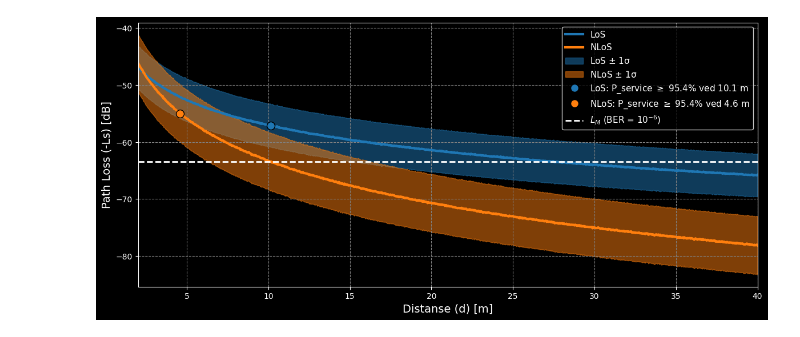
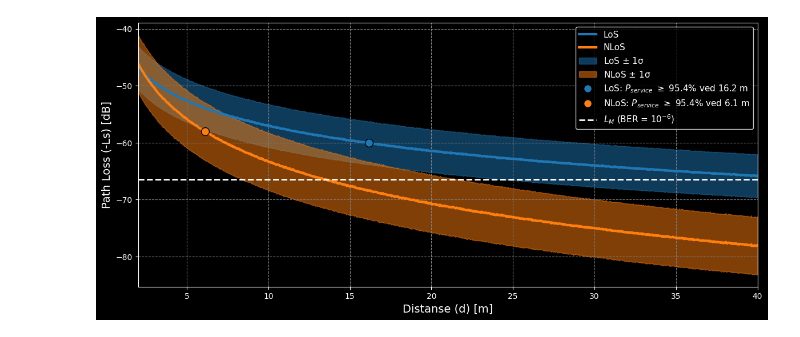
Before and after one commit to SkaugJr/TTT4145-Radiokommunikasjon, a Jupyter notebook: Prosjekt/LinkbudsjettITU_R.ipynb, the cells around one changed output. Saved outputs shown, nothing was run; the diff lists cells and outputs as text; code cells hidden in the pictures.

```diff
--- a/Prosjekt/LinkbudsjettITU_R.ipynb
+++ b/Prosjekt/LinkbudsjettITU_R.ipynb
@@ -38,7 +38,7 @@ PL_NLoS_std_fading = np.std(PL_NLoS_total, axis=0)
 
 # --- Beregn sannsynlighet for mottatt signal P_service ---
 # Gitte parametere
-EIRP, L0, N0, Gr, Rb = -37.7, 6, -166.0, -2.1, 49.0 # dBW, dB, dBW/Hz, dBi, dBHz
+EIRP, L0, N0, Gr, Rb = -37.7, 3, -166.0, -2.1, 49.0 # dBW, dB, dBW/Hz, dBi, dBHz
 BER = 1e-6
 Eb_N0 = 10 * np.log10((erfcinv(BER) ** 2) / 2)
 
@@ -49,7 +49,7 @@ LM = EIRP - L0 - N0 + Gr - Rb - Eb_N0
 P_service_LoS_fading = norm.cdf(LM, PL_LoS_mean_fading, PL_LoS_std_fading)
 P_service_NLoS_fading = norm.cdf(LM, PL_NLoS_mean_fading, PL_NLoS_std_fading)
 
-# --- Finn punktene der P_service >= 99.7 / 95.4 % for LoS og NLoS ---
+# --- Finn punktene der P_service >= 95.4 / 95.4 % for LoS og NLoS ---
 P_target_LoS, P_target_NLoS = 0.954, 0.954
 
 # For LoS
@@ -69,33 +69,33 @@ plt.style.use('dark_background')
 plt.figure(figsize=(14, 6))
 plt.grid(True)
 
 # Plot middelverdiene etter small-scale fading
 plt.plot(d, -PL_LoS_mean_fading, linewidth=3, label='LoS', color='tab:blue')
 plt.plot(d, -PL_NLoS_mean_fading, linewidth=3, label='NLoS', color='tab:orange')
 
 # Skygge rundt middelverdien (±n standardavvik for LoS og NLoS etter fading)
 n = 1  # ±n sigma
 plt.fill_between(d, -PL_LoS_mean_fading - n * PL_LoS_std_fading, -PL_LoS_mean_fading + n * PL_LoS_std_fading,
                  color='tab:blue', alpha=0.5, label=rf'LoS $\pm$ {n}σ')
 plt.fill_between(d, -PL_NLoS_mean_fading - n * PL_NLoS_std_fading, -PL_NLoS_mean_fading + n * PL_NLoS_std_fading,
                  color='tab:orange', alpha=0.5, label=rf'NLoS $\pm$ {n}σ')
 
 # Plot de funnet punktene der P_service ≥ 99.7 / 95.4 %
 plt.plot(d_LoS, PL_LoS_at_P_target, 'o', markersize=10, markeredgecolor='k', markerfacecolor='tab:blue',
-         label=rf'LoS: P_service $\geq$ {P_target_LoS*100:.1f}% ved {d_LoS:.1f} m')
+         label=r'LoS: $P_{service}$ $\geq$ '+ f'{P_target_LoS*100:.1f}% ved {d_LoS:.1f} m')
 plt.plot(d_NLoS, PL_NLoS_at_P_target, 'o', markersize=10, markeredgecolor='k', markerfacecolor='tab:orange',
-         label=rf'NLoS: P_service $\geq$ {P_target_NLoS*100:.1f}% ved {d_NLoS:.1f} m')
+         label=r'NLoS: $P_{service}$ $\geq$ '+ f'{P_target_NLoS*100:.1f}% ved {d_NLoS:.1f} m')
 
 # Plot LM-linjen som representerer BER = 1e-6
 plt.plot(d, np.full_like(d, -LM), 'w--', linewidth=2, label='$L_M$ (BER = $10^{-6}$)')
 
 # Aksetilpasning
 plt.grid(which='both', linestyle='--',  color='gray')
 plt.xlabel('Distanse (d) [m]', fontsize=14)
 plt.ylabel('Path Loss (-Ls) [dB]', fontsize=14)
 plt.xlim([min(d), max(d)])
 plt.legend(loc='upper right', fontsize=11, edgecolor='white')
 plt.savefig("Figurer/LS_Pservice.pdf", format="pdf", bbox_inches="tight")
 plt.show()
 # %% [output]
-[figure, old version]
+[figure, new version]
```
Also changed, not shown: 5 other files.
